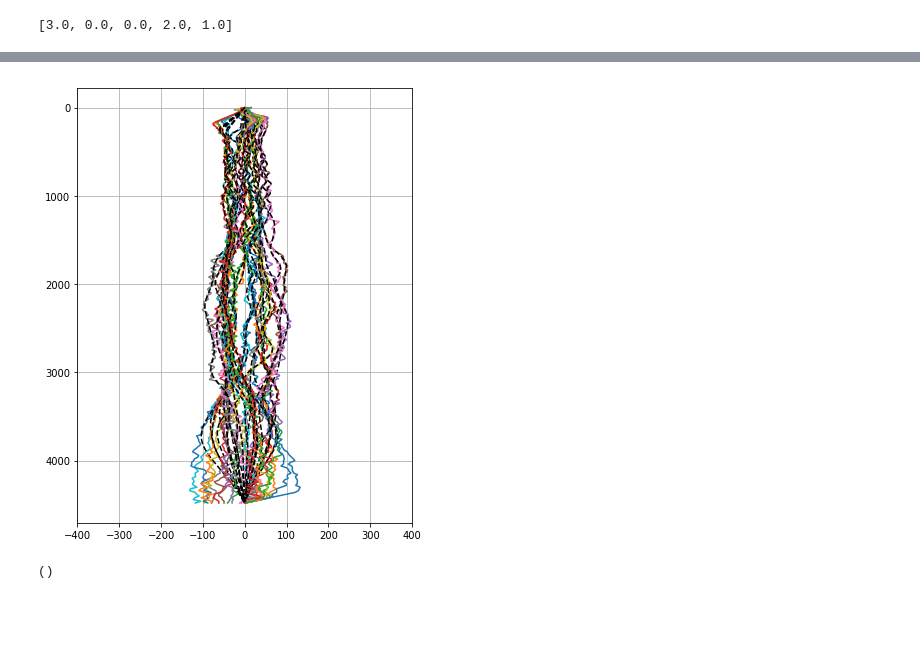
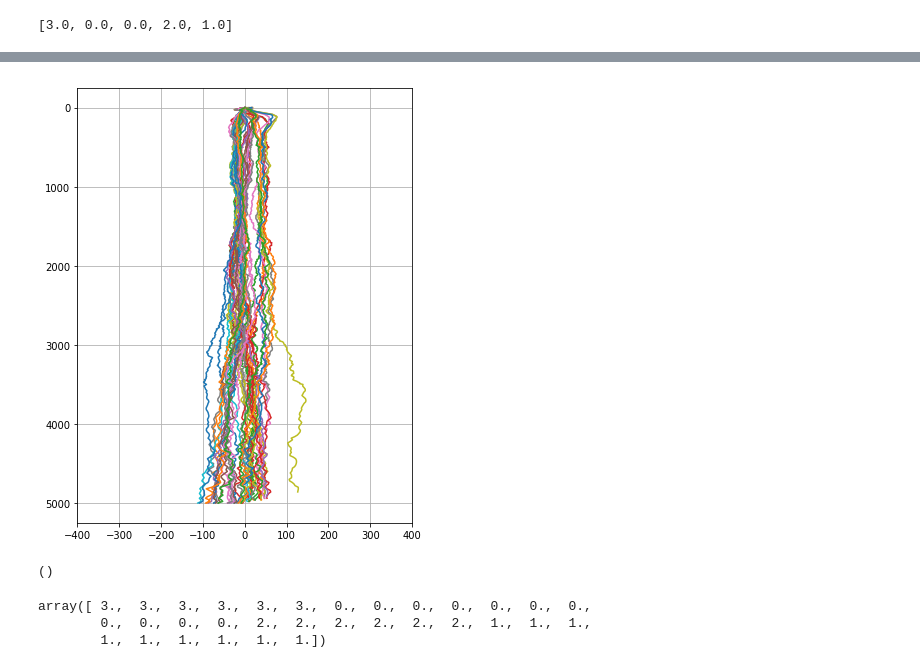
Before and after one commit to jakesteinberg/geostrophic_turbulence, a Jupyter notebook: bermuda_dg037_2019_initial_processing.ipynb, the cells around one changed output, grey strips where cells are left out. Saved outputs shown, nothing was run; the diff lists cells and outputs as text; code cells hidden in the pictures; blank space fills up the shorter version.

Commit message:
better job of eof computation and comparison

```diff
--- a/bermuda_dg037_2019_initial_processing.ipynb
+++ b/bermuda_dg037_2019_initial_processing.ipynb
@@ -151,3 +155,6 @@ N_all = np.sqrt(N2_all)
 N2_all = savgol_filter(N2_all, 5, 3)
 N2_all[N2_all < 0] = np.nan
 N2_all = nanseg_interp(grid, N2_all)
+still_nan = np.where(np.isnan(N2_all))[0]
+for i in range(len(still_nan)):
+    N2_all[still_nan[i]] = N2_all[still_nan[i] - 1] - 0.00000002
@@ -186,13 +213,14 @@ sigth_levels = np.concatenate(
 # --- SAVE so that we dont have to run transects every time
 savee = 1
 if savee > 0:
+    partial = 0  # permit partial M estimates at the start/end of transects
     ds, dist, avg_ct_per_dep_0, avg_sa_per_dep_0, avg_sig0_per_dep_0, v_g, vbt, \
         isopycdep, isopycx, mwe_lon, mwe_lat, DACe_MW, DACn_MW, profile_tags_per, \
             shear, box_side, v_g_east, v_g_north = x.transect_cross_section_1(grid, neutral_density,
                                                                                ct, sa, lon, lat,
                                                                                dac_u, dac_v,
                                                                                profile_tags,
-                                                                               sigth_levels, bbi)
+                                                                               sigth_levels, partial, bbi)
     my_dict = {'ds': ds, 'dist': dist, 'avg_ct_per_dep_0': avg_ct_per_dep_0,
                'avg_sa_per_dep_0': avg_sa_per_dep_0, 'avg_sig0_per_dep_0': avg_sig0_per_dep_0, 'v_g': v_g, 'vbt': vbt,
                'isopycdep': isopycdep, 'isopycx': isopycx, 'mwe_lon': mwe_lon, 'mwe_lat': mwe_lat, 'DACe_MW': DACe_MW,
@@ -303,13 +331,13 @@ array([[ 3.,  3.,  3.,  3.,  3.,  0.,  0.,  0.,  0.,  0.,  0.,  0.,  0.,
 # %% [output]
 [3.0, 0.0, 0.0, 2.0, 1.0]
 # %%
-# for now average all profiles
-salin_avg = np.nanmean(salin_avg, axis=1)
-cons_t_avg = np.nanmean(cons_t_avg, axis=1)
-theta_avg = np.nanmean(theta_avg, axis=1)
-sigma_theta_avg = np.nanmean(sigma_theta_avg, axis=1)
-ddz_avg_sigma = np.nanmean(ddz_avg_sigma, axis=1)
-N2 = np.nanmean(N2, axis=1)
+# for now average all profiles (should be able to do better now)
+# salin_avg = np.nanmean(salin_avg, axis=1)
+# cons_t_avg = np.nanmean(cons_t_avg, axis=1)
+# theta_avg = np.nanmean(theta_avg, axis=1)
+# sigma_theta_avg = np.nanmean(sigma_theta_avg, axis=1)
+# ddz_avg_sigma = np.nanmean(ddz_avg_sigma, axis=1)
+# N2 = np.nanmean(N2, axis=1)
 # %%
 # Eta from M/W method, which produces an average density per set of profiles
 eta_alt = np.nan * np.ones(np.shape(avg_sig0_per_dep))
@@ -524,6 +607,22 @@ PE_all_tags = profile_tags.copy()
 #
 u = np.concatenate([-1.0 * dg_v_0[:, box_side_0[0,:] == 1], dg_v_0[:, box_side_0[0,:] == 3]], axis=1)
 v = np.concatenate([-1.0 * dg_v_0[:, box_side_0[0,:] == 0], dg_v_0[:, box_side_0[0,:] == 2]], axis=1)
+u_prof = np.concatenate([dg_v_dive_no_0[box_side_0[0,:] == 1], dg_v_dive_no_0[box_side_0[0,:] == 3]])
+v_prof = np.concatenate([dg_v_dive_no_0[box_side_0[0,:] == 0], dg_v_dive_no_0[box_side_0[0,:] == 2]])
+dace_u_side = np.concatenate([dace_mw_0[box_side_0[0, :] == 1], dace_mw_0[box_side_0[0, :] == 3]])
+dacn_u_side = np.concatenate([dacn_mw_0[box_side_0[0, :] == 1], dacn_mw_0[box_side_0[0, :] == 3]])
+dace_v_side = np.concatenate([dace_mw_0[box_side_0[0, :] == 0], dace_mw_0[box_side_0[0, :] == 2]])
+dacn_v_side = np.concatenate([dace_mw_0[box_side_0[0, :] == 0], dace_mw_0[box_side_0[0, :] == 2]])
+time_order = np.argsort(u_prof)
+u_prof = u_prof[time_order]
+u = u[:, time_order]
+dace_u_side = dace_u_side[time_order]
+dacn_u_side = dacn_u_side[time_order]
+time_order = np.argsort(v_prof)
+v_prof = v_prof[time_order]
+v = v[:, time_order]
+dace_v_side = dace_v_side[time_order]
+dacn_v_side = dacn_v_side[time_order]
 # %%
 ref_lat = 31.0
 ref_lon = -69.5
@@ -676,15 +837,21 @@ plot_pro(ax)
 # %%
 matplotlib.rcParams['figure.figsize'] = (6, 8)
 f, ax = plt.subplots()
-for i in range(np.shape(eta_per_prof_3)[1]):
-    ax.plot(eta_per_prof_3[:, i], grid)
-    ax.plot(Eta_m_prof[:, i], grid, color='k', linestyle='--')
+for i in range(np.shape(eta_alt_3)[1]):
+    ax.plot(eta_alt_3[:, i], grid)
+    # ax.plot(Eta_m_prof[:, i], grid, color='k', linestyle='--')
 ax.set_xlim([-400, 400])
 ax.invert_yaxis()
 plot_pro(ax)
 # %% [output]
-[figure, old version]
+[figure, new version]
 ()
+# %%
+box_side_0[0][good_v]
+# %% [output]
+array([ 3.,  3.,  3.,  3.,  3.,  3.,  0.,  0.,  0.,  0.,  0.,  0.,  0.,
+        0.,  0.,  0.,  0.,  2.,  2.,  2.,  2.,  2.,  2.,  1.,  1.,  1.,
+        1.,  1.,  1.,  1.,  1.,  1.])
 # %%
 # FILTER VELOCITY PROFILES IF THEY ARE TOO NOISY / BAD -- ALSO HAVE TO REMOVE EQUIVALENT ETA PROFILE (non-ind profiles)
 # select only velocity profiles that seem reasonable
```
Also changed, not shown: parts of 19 cells of this notebook, 3 other files.
